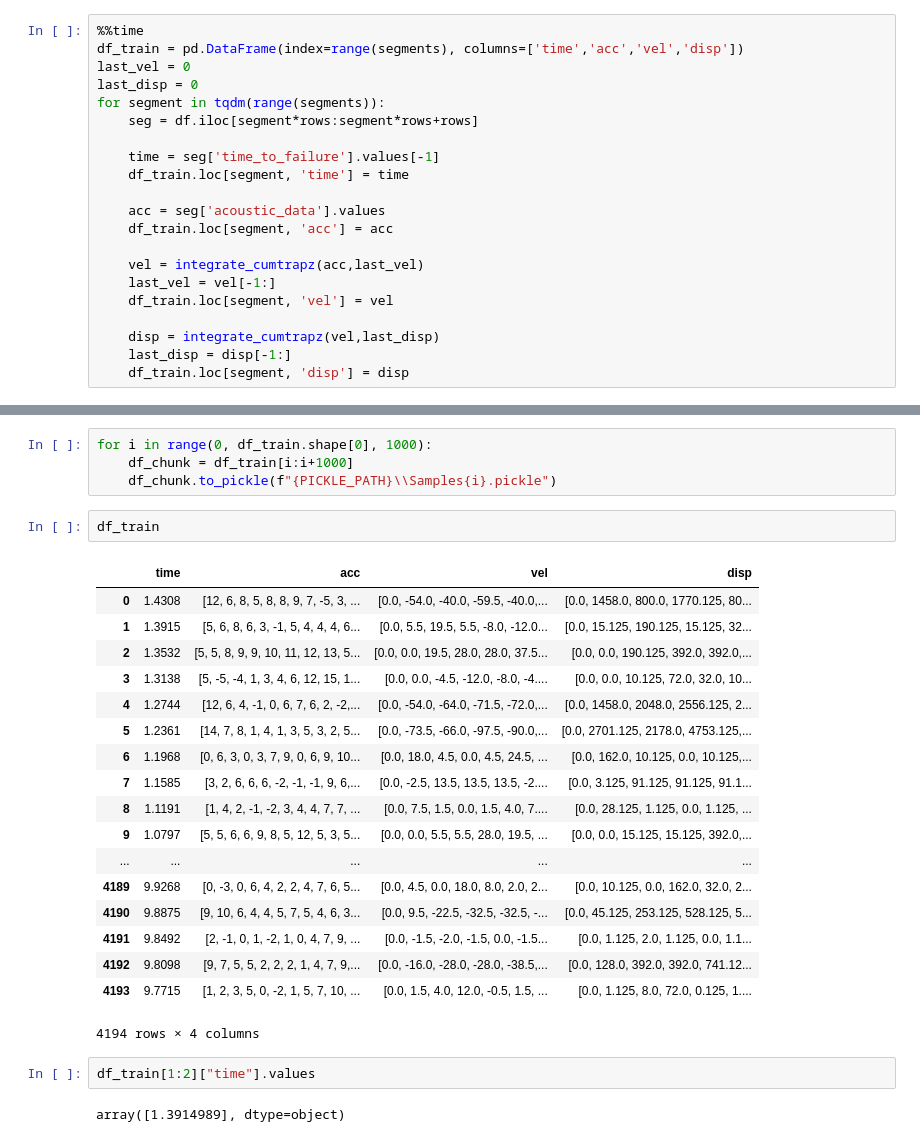
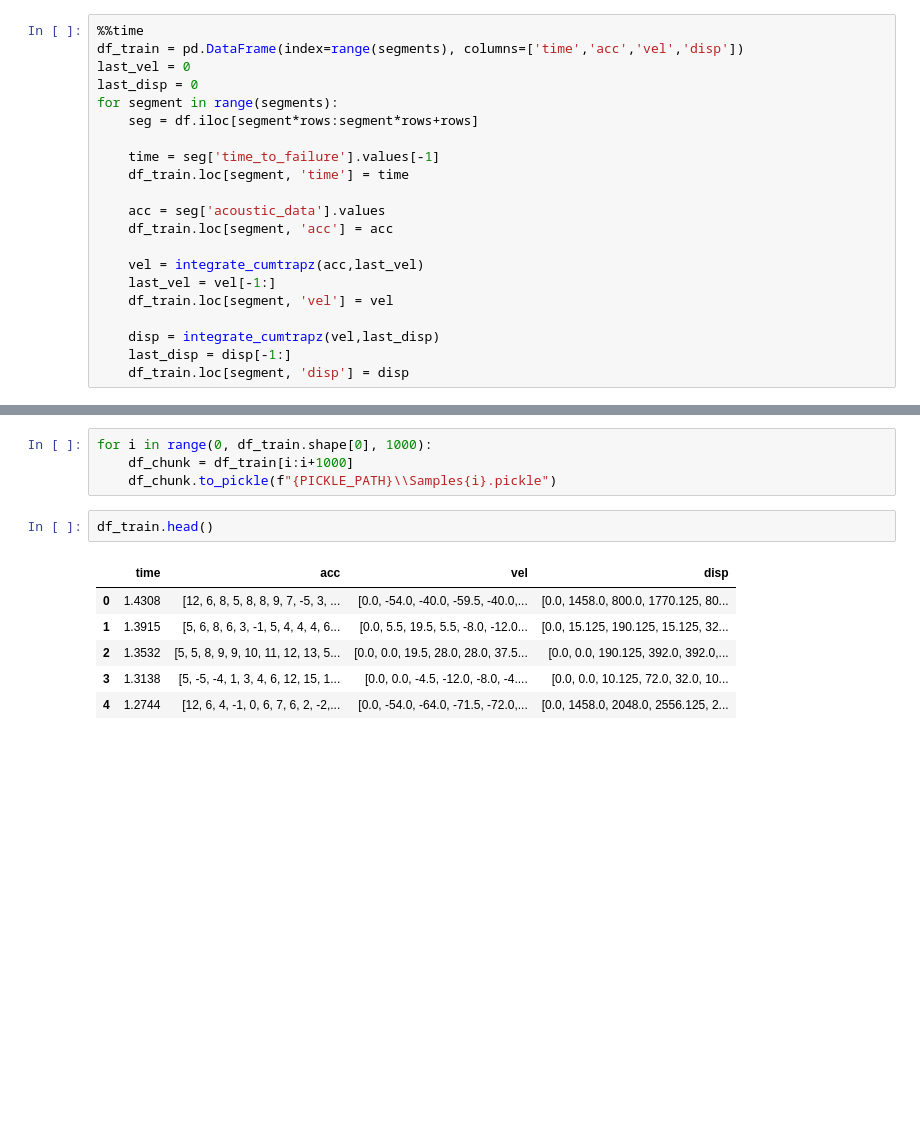
Before and after one commit to ogu83/MachineLearningPythonExercise, a Jupyter notebook: LANLEarthquakePrediction/EQScienceKernel.ipynb, the cells around one changed output, grey strips where cells are left out. Cells and saved outputs as stored; diff of their text form; blank space fills up the shorter version.

```diff
--- a/LANLEarthquakePrediction/EQScienceKernel.ipynb
+++ b/LANLEarthquakePrediction/EQScienceKernel.ipynb
@@ -65,7 +65,7 @@ Wall time: 2 ms
 df_train = pd.DataFrame(index=range(segments), columns=['time','acc','vel','disp'])
 last_vel = 0
 last_disp = 0
-for segment in tqdm(range(segments)):
+for segment in range(segments):
     seg = df.iloc[segment*rows:segment*rows+rows]
 
     time = seg['time_to_failure'].values[-1]
@@ -91,27 +91,11 @@ for i in range(0, df_train.shape[0], 1000):
     df_chunk = df_train[i:i+1000]
     df_chunk.to_pickle(f"{PICKLE_PATH}\\Samples{i}.pickle")
 # %%
-df_train
+df_train.head()
 # %% [output]
 |  | time | acc | vel | disp |
 | 0 | 1.4308 | [12, 6, 8, 5, 8, 8, 9, 7, -5, 3, ... | [0.0, -54.0, -40.0, -59.5, -40.0,... | [0.0, 1458.0, 800.0, 1770.125, 80... |
 | 1 | 1.3915 | [5, 6, 8, 6, 3, -1, 5, 4, 4, 4, 6... | [0.0, 5.5, 19.5, 5.5, -8.0, -12.0... | [0.0, 15.125, 190.125, 15.125, 32... |
 | 2 | 1.3532 | [5, 5, 8, 9, 9, 10, 11, 12, 13, 5... | [0.0, 0.0, 19.5, 28.0, 28.0, 37.5... | [0.0, 0.0, 190.125, 392.0, 392.0,... |
 | 3 | 1.3138 | [5, -5, -4, 1, 3, 4, 6, 12, 15, 1... | [0.0, 0.0, -4.5, -12.0, -8.0, -4.... | [0.0, 0.0, 10.125, 72.0, 32.0, 10... |
 | 4 | 1.2744 | [12, 6, 4, -1, 0, 6, 7, 6, 2, -2,... | [0.0, -54.0, -64.0, -71.5, -72.0,... | [0.0, 1458.0, 2048.0, 2556.125, 2... |
-| 5 | 1.2361 | [14, 7, 8, 1, 4, 1, 3, 5, 3, 2, 5... | [0.0, -73.5, -66.0, -97.5, -90.0,... | [0.0, 2701.125, 2178.0, 4753.125,... |
-| 6 | 1.1968 | [0, 6, 3, 0, 3, 7, 9, 0, 6, 9, 10... | [0.0, 18.0, 4.5, 0.0, 4.5, 24.5, ... | [0.0, 162.0, 10.125, 0.0, 10.125,... |
-| 7 | 1.1585 | [3, 2, 6, 6, 6, -2, -1, -1, 9, 6,... | [0.0, -2.5, 13.5, 13.5, 13.5, -2.... | [0.0, 3.125, 91.125, 91.125, 91.1... |
-| 8 | 1.1191 | [1, 4, 2, -1, -2, 3, 4, 4, 7, 7, ... | [0.0, 7.5, 1.5, 0.0, 1.5, 4.0, 7.... | [0.0, 28.125, 1.125, 0.0, 1.125, ... |
-| 9 | 1.0797 | [5, 5, 6, 6, 9, 8, 5, 12, 5, 3, 5... | [0.0, 0.0, 5.5, 5.5, 28.0, 19.5, ... | [0.0, 0.0, 15.125, 15.125, 392.0,... |
-| ... | ... | ... | ... | ... |
-| 4189 | 9.9268 | [0, -3, 0, 6, 4, 2, 2, 4, 7, 6, 5... | [0.0, 4.5, 0.0, 18.0, 8.0, 2.0, 2... | [0.0, 10.125, 0.0, 162.0, 32.0, 2... |
-| 4190 | 9.8875 | [9, 10, 6, 4, 4, 5, 7, 5, 4, 6, 3... | [0.0, 9.5, -22.5, -32.5, -32.5, -... | [0.0, 45.125, 253.125, 528.125, 5... |
-| 4191 | 9.8492 | [2, -1, 0, 1, -2, 1, 0, 4, 7, 9, ... | [0.0, -1.5, -2.0, -1.5, 0.0, -1.5... | [0.0, 1.125, 2.0, 1.125, 0.0, 1.1... |
-| 4192 | 9.8098 | [9, 7, 5, 5, 2, 2, 2, 1, 4, 7, 9,... | [0.0, -16.0, -28.0, -28.0, -38.5,... | [0.0, 128.0, 392.0, 392.0, 741.12... |
-| 4193 | 9.7715 | [1, 2, 3, 5, 0, -2, 1, 5, 7, 10, ... | [0.0, 1.5, 4.0, 12.0, -0.5, 1.5, ... | [0.0, 1.125, 8.0, 72.0, 0.125, 1.... |
-4194 rows × 4 columns
-# %%
-df_train[1:2]["time"].values
-# %% [output]
-array([1.3914989], dtype=object)
```
Also changed, not shown: parts of 5 cells of this notebook, 2 other files.
